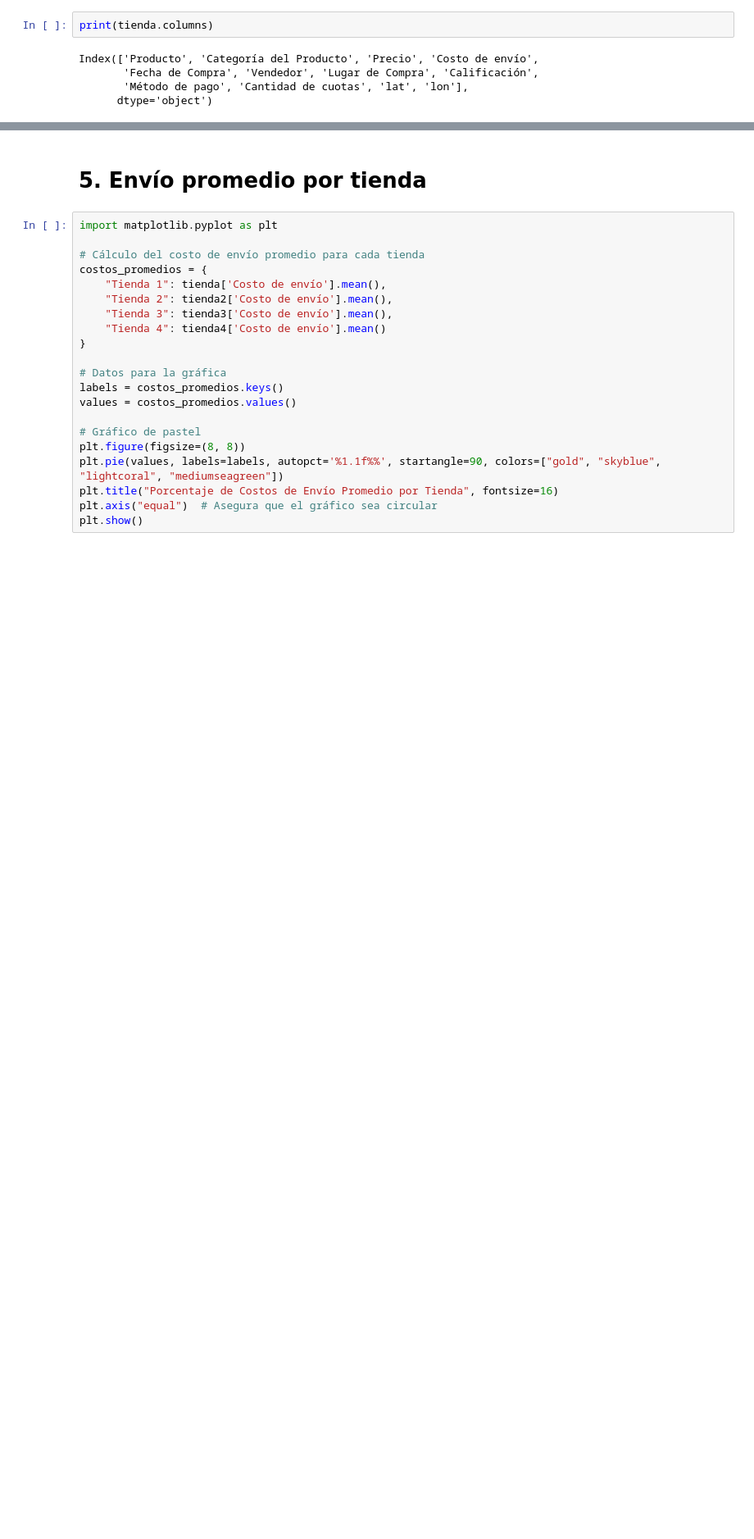
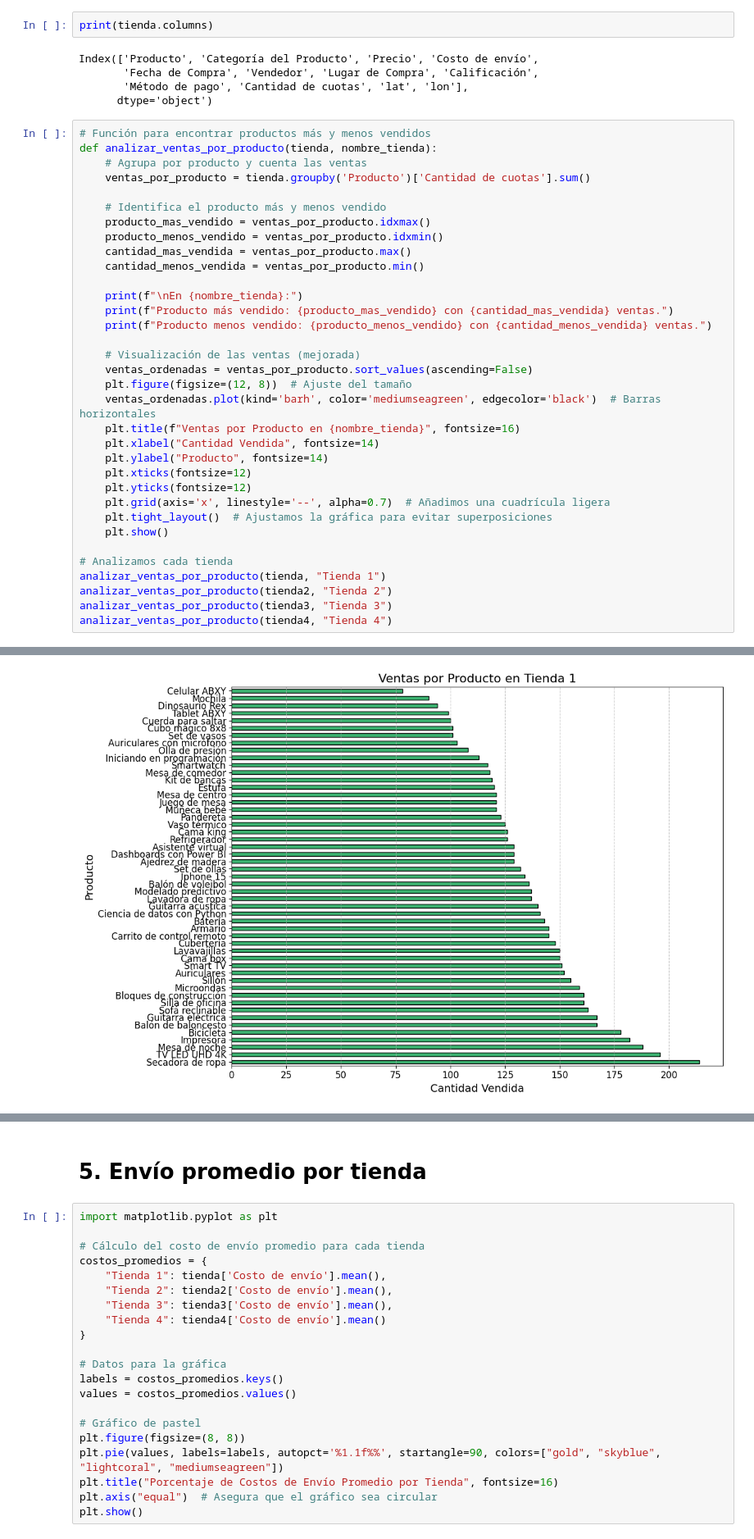
Before and after one commit to arletteGuerrero12/Challenge_Alura_store, a Jupyter notebook: AluraStoreLatam.ipynb, the cells around one changed output, grey strips where cells are left out. Shown at 82% size. Cells and saved outputs as stored; diff of their text form; blank space fills up the shorter version.

```diff
--- a/AluraStoreLatam.ipynb
+++ b/AluraStoreLatam.ipynb
@@ -183,3 +183,38 @@ Index(['Producto', 'Categoría del Producto', 'Precio', 'Costo de envío',
        'Fecha de Compra', 'Vendedor', 'Lugar de Compra', 'Calificación',
        'Método de pago', 'Cantidad de cuotas', 'lat', 'lon'],
       dtype='object')
+# %%
+# Función para encontrar productos más y menos vendidos
+def analizar_ventas_por_producto(tienda, nombre_tienda):
+    # Agrupa por producto y cuenta las ventas
+    ventas_por_producto = tienda.groupby('Producto')['Cantidad de cuotas'].sum()
+
+    # Identifica el producto más y menos vendido
+    producto_mas_vendido = ventas_por_producto.idxmax()
+    producto_menos_vendido = ventas_por_producto.idxmin()
+    cantidad_mas_vendida = ventas_por_producto.max()
+    cantidad_menos_vendida = ventas_por_producto.min()
+
+    print(f"\nEn {nombre_tienda}:")
+    print(f"Producto más vendido: {producto_mas_vendido} con {cantidad_mas_vendida} ventas.")
+    print(f"Producto menos vendido: {producto_menos_vendido} con {cantidad_menos_vendida} ventas.")
+
+    # Visualización de las ventas (mejorada)
+    ventas_ordenadas = ventas_por_producto.sort_values(ascending=False)
+    plt.figure(figsize=(12, 8))  # Ajuste del tamaño
+    ventas_ordenadas.plot(kind='barh', color='mediumseagreen', edgecolor='black')  # Barras horizontales
+    plt.title(f"Ventas por Producto en {nombre_tienda}", fontsize=16)
+    plt.xlabel("Cantidad Vendida", fontsize=14)
+    plt.ylabel("Producto", fontsize=14)
+    plt.xticks(fontsize=12)
+    plt.yticks(fontsize=12)
+    plt.grid(axis='x', linestyle='--', alpha=0.7)  # Añadimos una cuadrícula ligera
+    plt.tight_layout()  # Ajustamos la gráfica para evitar superposiciones
+    plt.show()
+
+# Analizamos cada tienda
+analizar_ventas_por_producto(tienda, "Tienda 1")
+analizar_ventas_por_producto(tienda2, "Tienda 2")
+analizar_ventas_por_producto(tienda3, "Tienda 3")
+analizar_ventas_por_producto(tienda4, "Tienda 4")
+# %% [output]
@@ -185,0 +224 @@ Index(['Producto', 'Categoría del Producto', 'Precio', 'Costo de envío',
+[figure, added]
```
Also changed, not shown: parts of 1 cell of this notebook.
